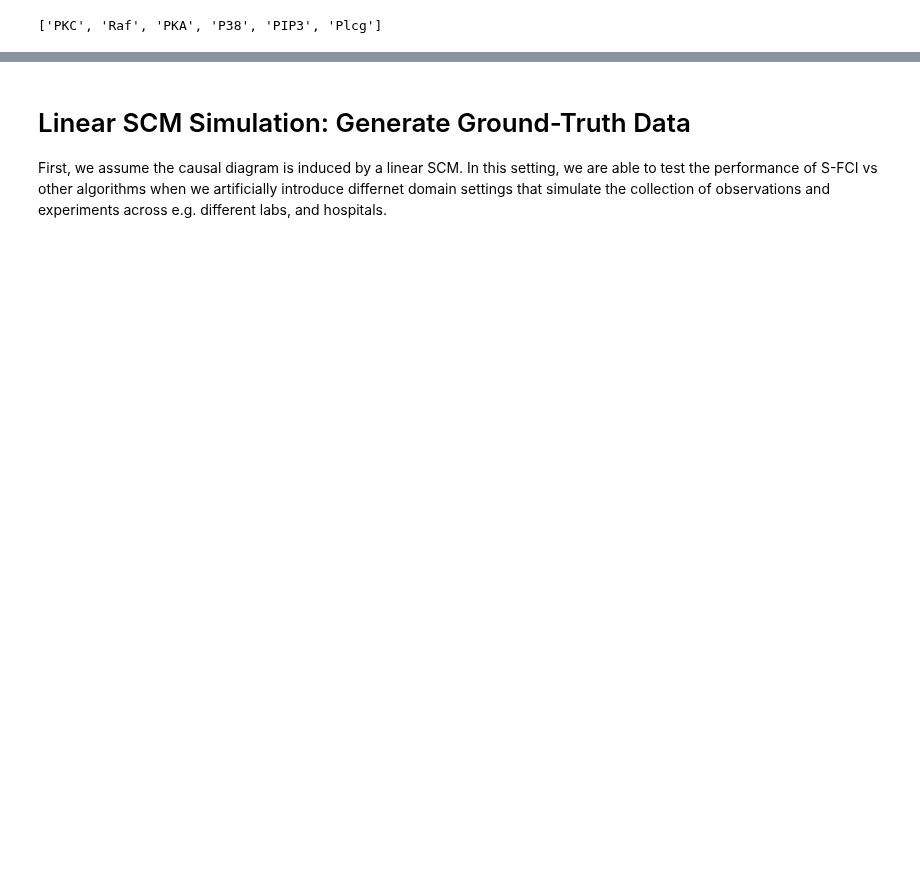
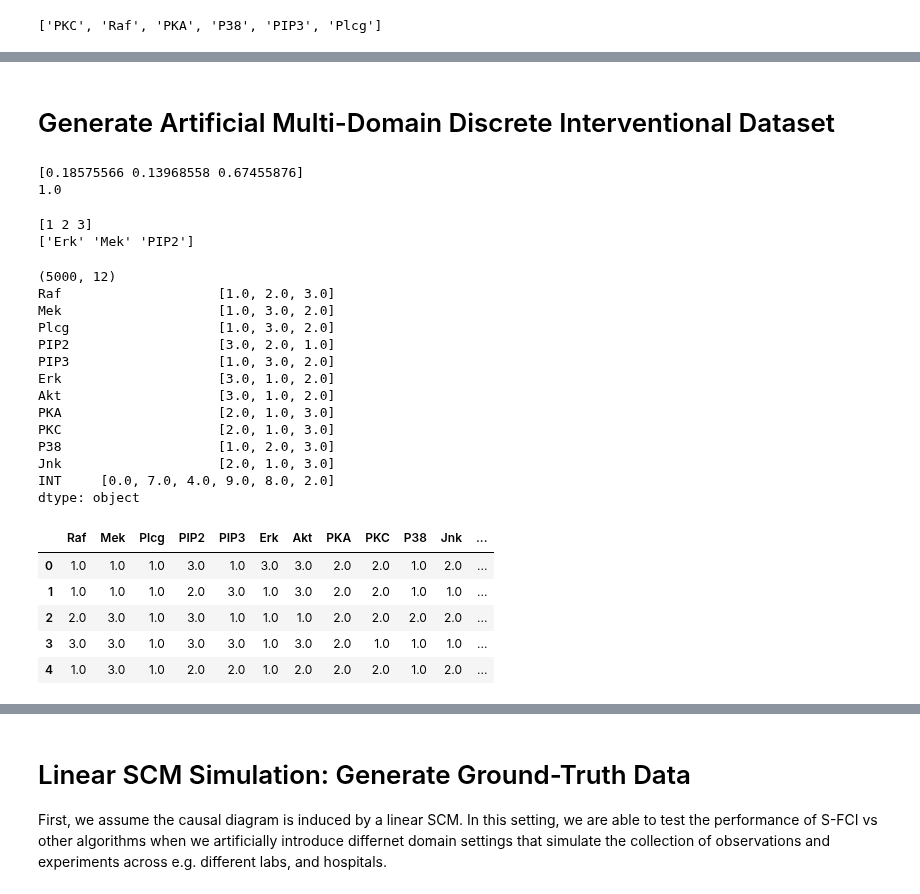
Before and after one commit to py-why/dodiscover, a Jupyter notebook: doc/tutorials/multi-domain/example-sfci-algo.ipynb, the cells around one changed output, grey strips where cells are left out. Drawn from its saved outputs; the diff is of its cells as text; code cells hidden in the pictures; blank space fills up the shorter version.

```diff
--- a/doc/tutorials/multi-domain/example-sfci-algo.ipynb
+++ b/doc/tutorials/multi-domain/example-sfci-algo.ipynb
@@ -117,0 +125,18 @@ G.render(
+# %% [markdown]
+# Generate Artificial Multi-Domain Discrete Interventional Dataset
+# %%
+rng = np.random.default_rng(seed)
+
+# generate now bernoulli probability exogenous per protein
+prior_protein_exp = rng.dirichlet(
+    rng.standard_gamma(rng.integers(1, 4), size=3), 1
+).squeeze()
+
+outcome_values = np.array([1, 2, 3])
+nodes_to_resample = np.array(["Erk", "Mek", "PIP2"])
+
+print(prior_protein_exp)
+print(prior_protein_exp.sum(axis=0))
+# %% [output]
+[0.18575566 0.13968558 0.67455876]
+1.0
@@ -117,0 +193,41 @@ G.render(
+# %%
+print(outcome_values)
+print(nodes_to_resample)
+# %% [output]
+[1 2 3]
+['Erk' 'Mek' 'PIP2']
+# %%
+new_df = resample_dataset(
+    ground_truth_G,
+    df,
+    prior_multi_dist=prior_protein_exp,
+    nodes_to_resample=nodes_to_resample,
+    outcome_values=outcome_values,
+    n_samples=5000,
+    seed=12345,
+)
+# %%
+print(new_df.shape)
+print(new_df.apply(lambda x: x.unique()))
+display(new_df.head())
+# %% [output]
+(5000, 12)
+Raf                    [1.0, 2.0, 3.0]
+Mek                    [1.0, 3.0, 2.0]
+Plcg                   [1.0, 3.0, 2.0]
+PIP2                   [3.0, 2.0, 1.0]
+PIP3                   [1.0, 3.0, 2.0]
+Erk                    [3.0, 1.0, 2.0]
+Akt                    [3.0, 1.0, 2.0]
+PKA                    [2.0, 1.0, 3.0]
+PKC                    [2.0, 1.0, 3.0]
+P38                    [1.0, 2.0, 3.0]
+Jnk                    [2.0, 1.0, 3.0]
+INT     [0.0, 7.0, 4.0, 9.0, 8.0, 2.0]
+dtype: object
+|  | Raf | Mek | Plcg | PIP2 | PIP3 | Erk | Akt | PKA | PKC | P38 | Jnk | ... |
+| 0 | 1.0 | 1.0 | 1.0 | 3.0 | 1.0 | 3.0 | 3.0 | 2.0 | 2.0 | 1.0 | 2.0 | ... |
+| 1 | 1.0 | 1.0 | 1.0 | 2.0 | 3.0 | 1.0 | 3.0 | 2.0 | 2.0 | 1.0 | 1.0 | ... |
+| 2 | 2.0 | 3.0 | 1.0 | 3.0 | 1.0 | 1.0 | 1.0 | 2.0 | 2.0 | 2.0 | 2.0 | ... |
+| 3 | 3.0 | 3.0 | 1.0 | 3.0 | 3.0 | 1.0 | 3.0 | 2.0 | 1.0 | 1.0 | 1.0 | ... |
+| 4 | 1.0 | 3.0 | 1.0 | 2.0 | 2.0 | 1.0 | 2.0 | 2.0 | 2.0 | 1.0 | 2.0 | ... |
```
Also changed, not shown: parts of 9 cells of this notebook, 15 other files.
